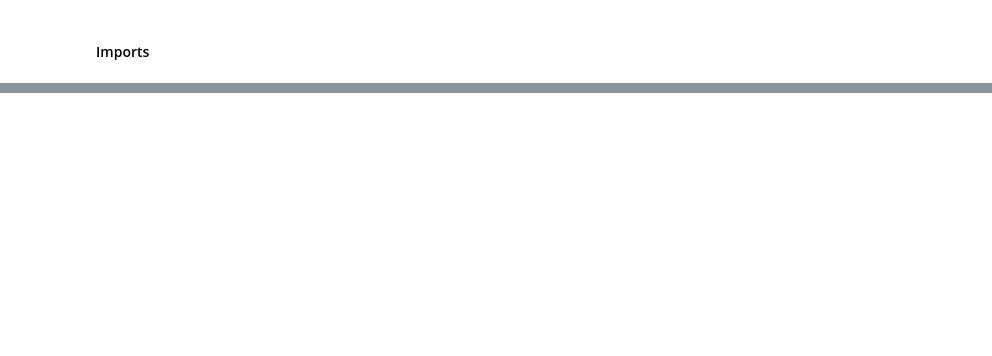
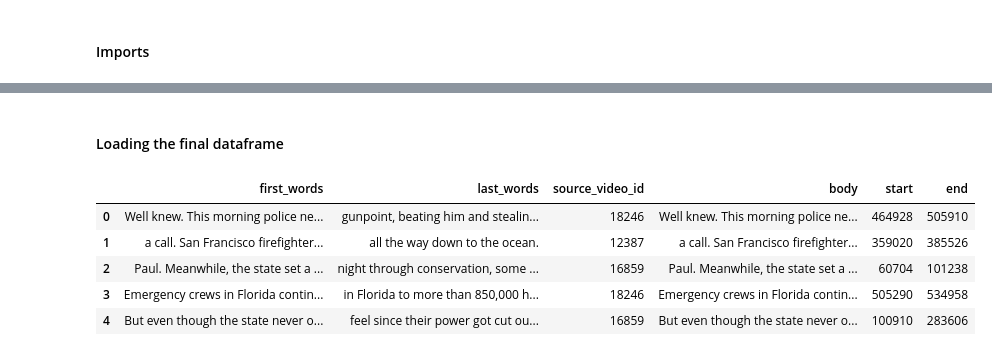
Before and after one commit to Vandalious/datacolab-transcription-task, a Jupyter notebook: topic_classification_BERT.ipynb, the cells around one changed output, grey strips where cells are left out. Saved outputs shown, nothing was run; the diff lists cells and outputs as text; code cells hidden in the pictures; blank space fills up the shorter version.

```diff
--- a/topic_classification_BERT.ipynb
+++ b/topic_classification_BERT.ipynb
@@ -292,0 +236,12 @@ tensor([[0.4623, 0.4916, 0.5101, 0.5118, 0.4967, 0.4760, 0.4966, 0.5147, 0.5037,
+# %% [markdown]
+#### Loading the final dataframe
+# %%
+final = pd.read_csv('data/processed/to_fill_proccessed.csv')
+final.head()
+# %% [output]
+|  | first_words | last_words | source_video_id | body | start | end |
+| 0 | Well knew. This morning police ne... | gunpoint, beating him and stealin... | 18246 | Well knew. This morning police ne... | 464928 | 505910 |
+| 1 | a call. San Francisco firefighter... | all the way down to the ocean. | 12387 | a call. San Francisco firefighter... | 359020 | 385526 |
+| 2 | Paul. Meanwhile, the state set a ... | night through conservation, some ... | 16859 | Paul. Meanwhile, the state set a ... | 60704 | 101238 |
+| 3 | Emergency crews in Florida contin... | in Florida to more than 850,000 h... | 18246 | Emergency crews in Florida contin... | 505290 | 534958 |
+| 4 | But even though the state never o... | feel since their power got cut ou... | 16859 | But even though the state never o... | 100910 | 283606 |
```
Also changed, not shown: parts of 61 cells of this notebook, 7 other files.
